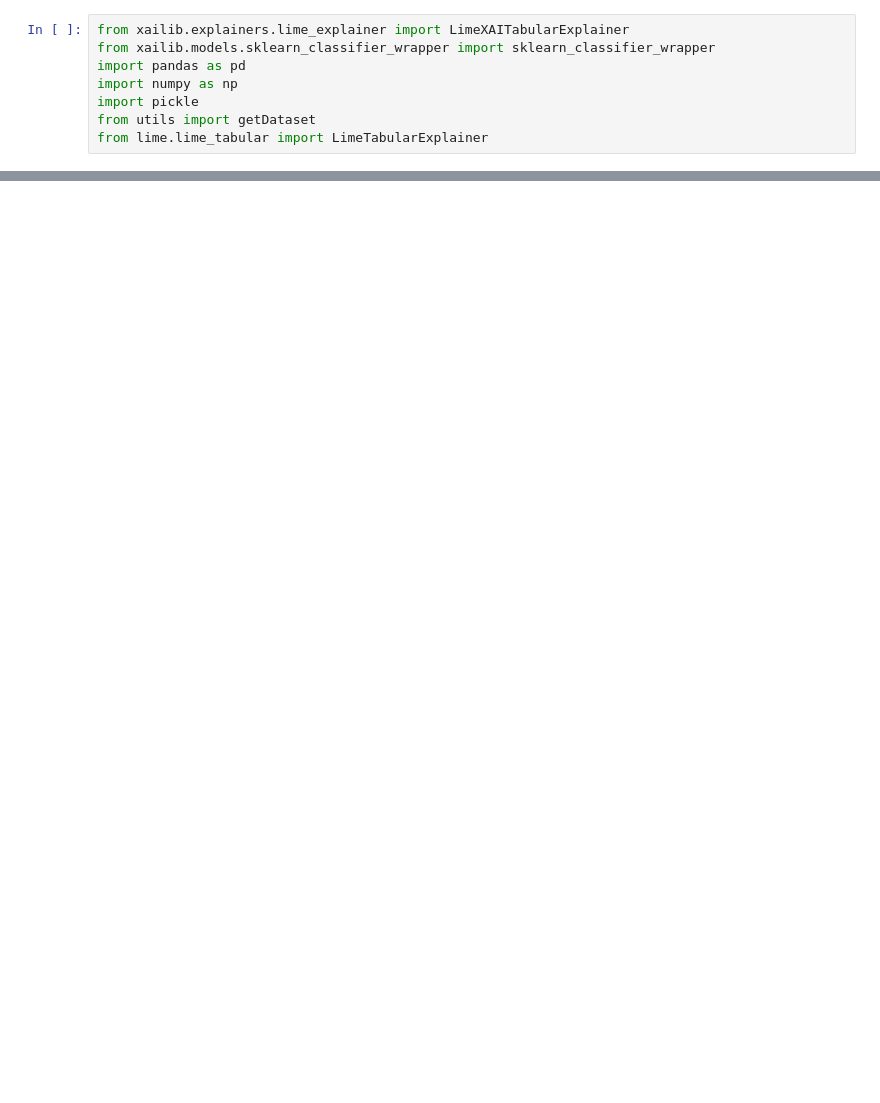
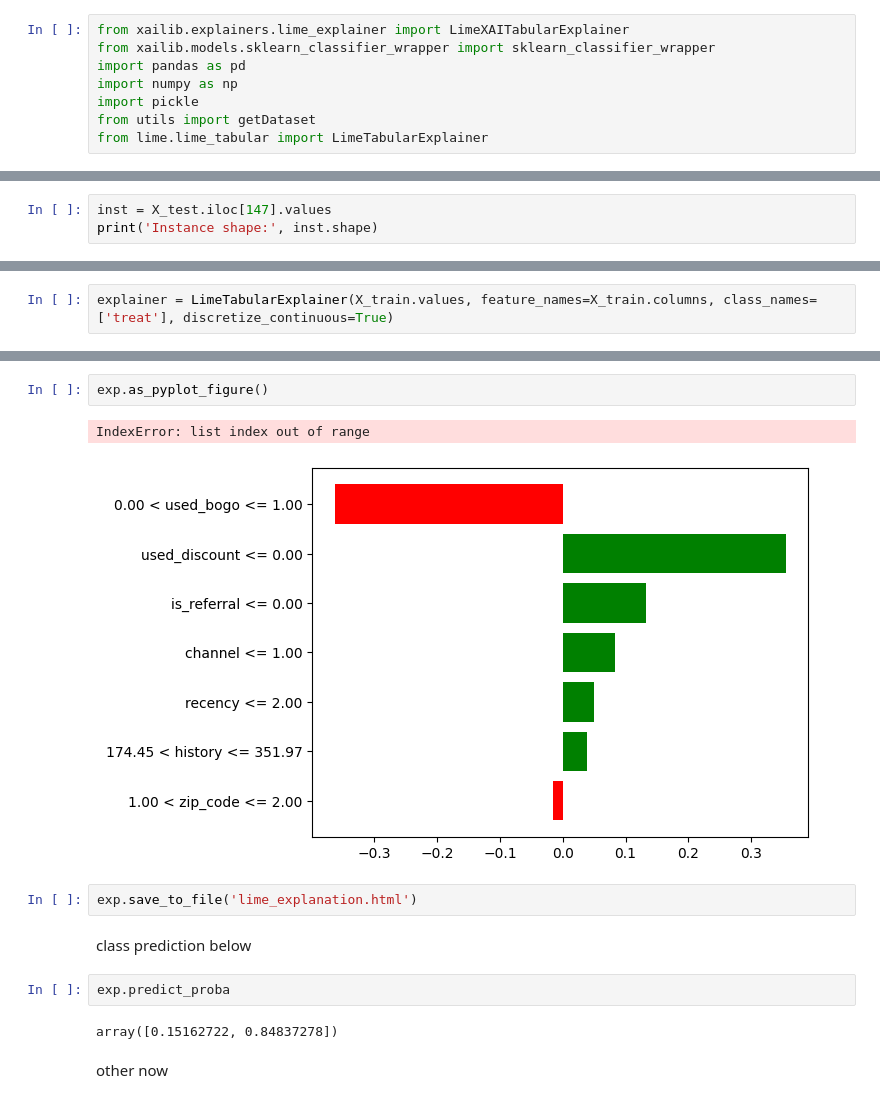
Before and after one commit to AlessandroCarella/Hackaton-05-july-2024-pisa, a Jupyter notebook: ExplainableAI/Lime.ipynb, the cells around one changed output, grey strips where cells are left out. Cells and saved outputs as stored; diff of their text form; blank space fills up the shorter version.

Commit message:
lime working

```diff
--- a/ExplainableAI/Lime.ipynb
+++ b/ExplainableAI/Lime.ipynb
@@ -26,0 +61,3 @@ print(lime_exp.exp.as_list())
+# %%
+inst = X_test.iloc[147].values
+print('Instance shape:', inst.shape)
@@ -27 +66,3 @@ print(lime_exp.exp.as_list())
+# %%
+explainer = LimeTabularExplainer(X_train.values, feature_names=X_train.columns, class_names=['treat'], discretize_continuous=True)
 # %%
@@ -36,0 +74,15 @@ TypeError: altair.vegalite.v5.schema.core.SelectionParameter() got multiple valu
+# %%
+exp.as_pyplot_figure()
+# %% [output]
+IndexError: list index out of range
+[figure, added]
+# %%
+exp.save_to_file('lime_explanation.html')
+# %% [markdown]
+class prediction below
+# %%
+exp.predict_proba
+# %% [output]
+array([0.15162722, 0.84837278])
+# %% [markdown]
+other now
```
Also changed, not shown: parts of 15 cells of this notebook, 2 other files.
